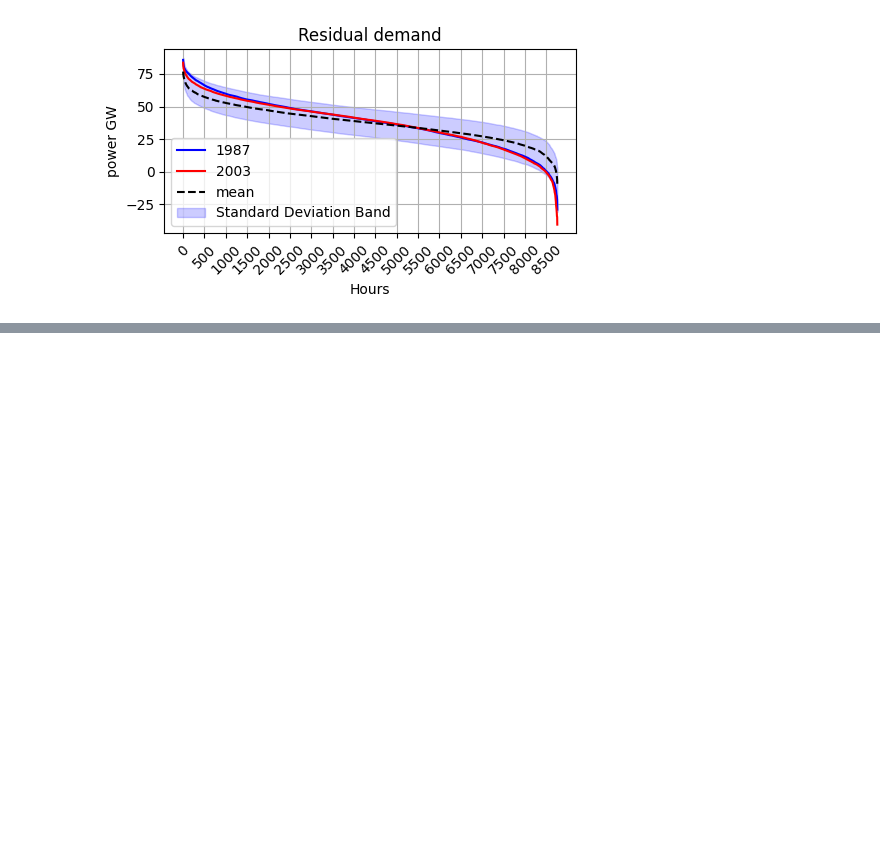
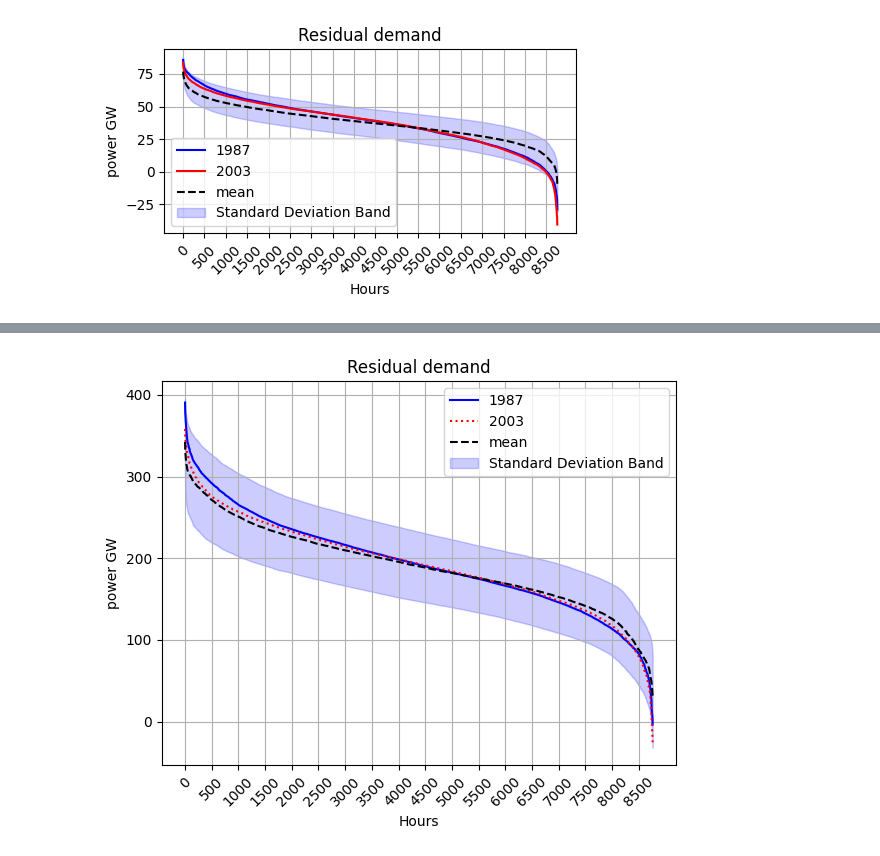
Before and after one commit to olivierjuanedf/planning-the-european-electric-system-europe2, a Jupyter notebook: plot.ipynb, the cells around one changed output, grey strips where cells are left out. Cells and saved outputs as stored; diff of their text form; code cells hidden in the pictures; blank space fills up the shorter version.

```diff
--- a/plot.ipynb
+++ b/plot.ipynb
@@ -250,0 +439,6 @@ plt.show()
+# %%
+df_demand_res = df_demand_agg.copy()
+order = df_demand_res.columns
+df_prod_agg = df_prod_agg.loc[:,order]
+df_demand_res.loc[:,df_demand_res.columns[1:]] = df_demand_res.loc[:,df_demand_res.columns[1:]].sub(df_prod_agg.loc[:,df_prod_agg.columns[1:]])
+df_demand_res
@@ -250,0 +477,39 @@ plt.show()
+# %%
+# Plot with the specified requirements
+plt.figure(figsize=(6, 5))
+df_demand_res[df_demand_res["climatic_year"]==1987].loc[:,df_demand_res.columns[1:]].sum(axis=1).sort_values(ascending=False).reset_index(level=0, drop=True).plot(label="1987", color="blue")
+df_demand_res[df_demand_res["climatic_year"]==2003].loc[:,df_demand_res.columns[1:]].sum(axis=1).sort_values(ascending=False).reset_index(level=0, drop=True).plot(label="2003", color="red",linestyle=":")
+df_demand_res.groupby(by="date").mean().loc[:,df_demand_res.columns[1:]].sum(axis=1).sort_values(ascending=False).reset_index(level=0, drop=True).plot(label="mean", color="black",linestyle="--")
+# res_demand03["value"].sort_values(ascending=False).reset_index(level=0, drop=True).plot(label="2003", color="red")
+# res_demand_average["value"].sort_values(ascending=False).reset_index(level=0, drop=True).plot(label="mean", color="black",linestyle="--")
+# Adding labels and title
+plt.title("Residual demand")
+plt.xlabel("Hours")
+plt.ylabel("power GW")
+borne_min = df_demand_res.groupby(by="date").mean().loc[:,df_demand_res.columns[1:]].sum(axis=1) - df_demand_res.groupby(by="date").std().loc[:,df_demand_res.columns[1:]].sum(axis=1)
+borne_sup = df_demand_res.groupby(by="date").mean().loc[:,df_demand_res.columns[1:]].sum(axis=1) + df_demand_res.groupby(by="date").std().loc[:,df_demand_res.columns[1:]].sum(axis=1)
+plt.fill_between(
+    res_demand87["value"].sort_values(ascending=False).index,
+    borne_min.sort_values(ascending=False).reset_index(level=0, drop=True),
+    borne_sup.sort_values(ascending=False).reset_index(level=0, drop=True),
+    color="blue",
+    alpha=0.2,
+    label="Standard Deviation Band",
+)
+# Define custom tick locations (e.g., every 500 hours)
+ticks = range(0, 8761, 500)
+
+# Convert tick values to readable labels (e.g., hours as days or custom labels)
+
+# Set the custom tick labels on the x-axis
+plt.xticks(ticks,ticks)
+plt.xticks(rotation=45)
+# Adding grid and legend
+plt.grid()
+plt.legend()
+
+# Show the plot
+plt.tight_layout()  # Adjust layout to prevent overlapping
+plt.show()
+# %% [output]
+[figure, added]
```
Also changed, not shown: parts of 9 cells of this notebook, 2 other files.
